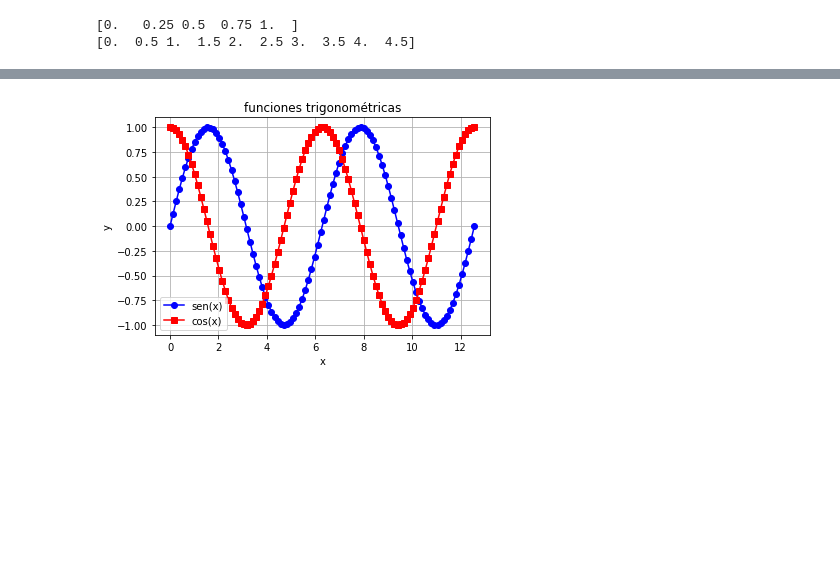
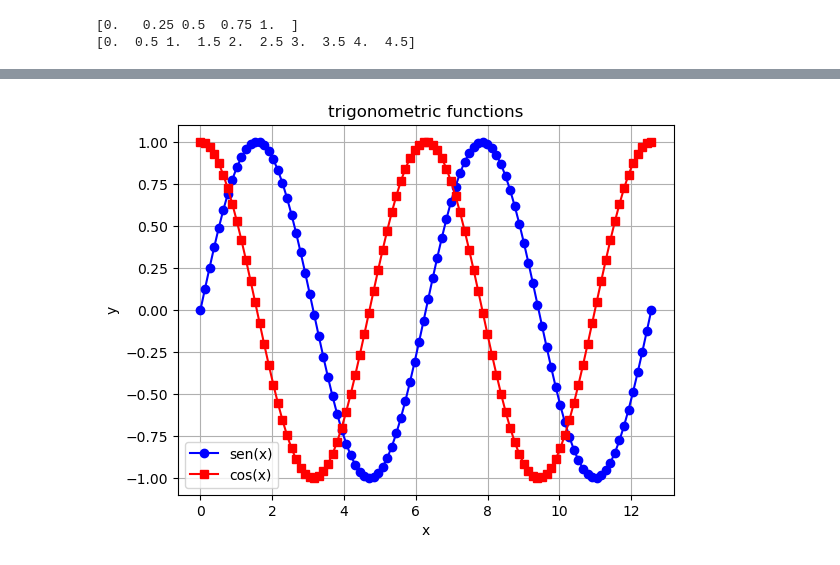
Before and after one commit to unlam/ComputationalAnalyticalMechanics, a Jupyter notebook: 01Vector/IntroPython.ipynb, the cells around one changed output, grey strips where cells are left out. Drawn from its saved outputs; the diff is of its cells as text; code cells hidden in the pictures; blank space fills up the shorter version.

```diff
--- a/01Vector/IntroPython.ipynb
+++ b/01Vector/IntroPython.ipynb
@@ -596,11 +526,11 @@ Las dos maneras de graficar las van a encontrar en cóódigos que vayamos subien
 # %%
-fig,ax = plt.subplots(1) #Creo una figura y ejes como variables
-ax.plot(x, y, '-o', color = 'b', label = 'sen(x)') # Agrego atributos a los ejes
+fig,ax = plt.subplots(1) #Creates a figure and axes as variables.
+ax.plot(x, y, '-o', color = 'b', label = 'sen(x)')
 ax.plot(x, z, '-s', color='red', label='cos(x)')
 ax.legend()
 ax.set_xlabel('x')
 ax.set_ylabel('y')
-ax.set_title('funciones trigonométricas')
+ax.set_title('trigonometric functions')
 ax.grid()
 # %% [output]
-[figure, old version]
+[figure, new version]
```
Also changed, not shown: parts of 84 cells of this notebook, 1 other file.
